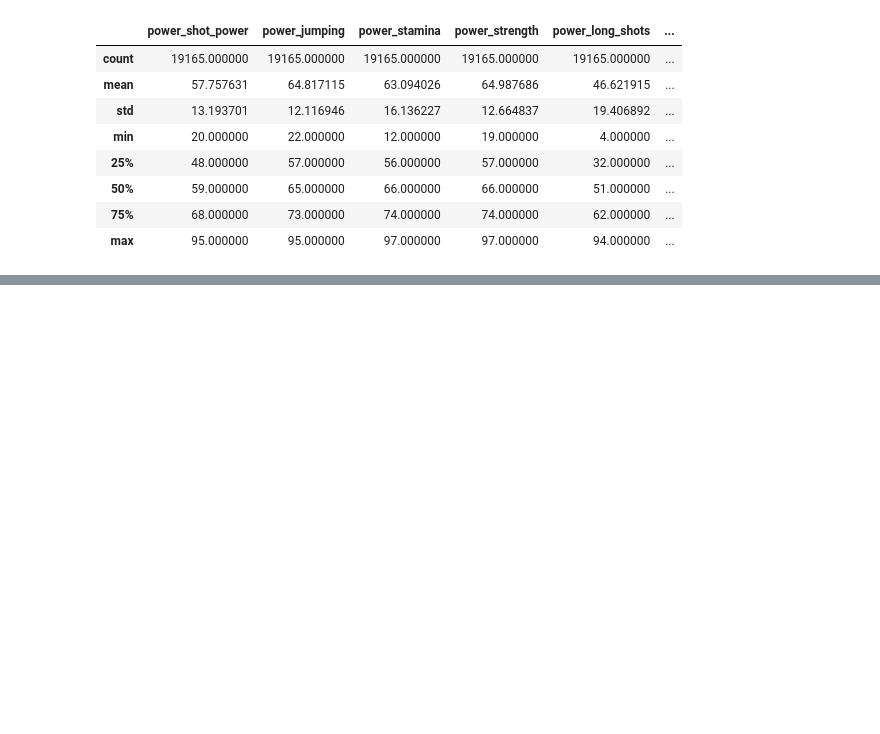
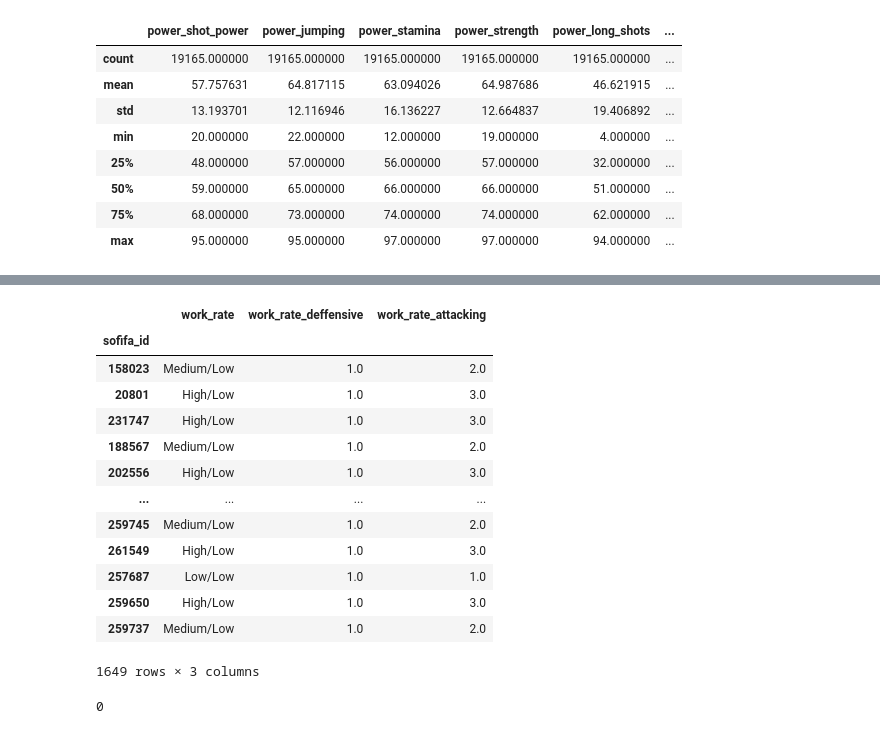
Before and after one commit to GerardDD/PR06-Machine-Learning-Group-Project, a Jupyter notebook: Project_06.ipynb, the cells around one changed output, grey strips where cells are left out. Cells and saved outputs as stored; diff of their text form; code cells hidden in the pictures; blank space fills up the shorter version.

```diff
--- a/Project_06.ipynb
+++ b/Project_06.ipynb
@@ -1267,8 +1264,6 @@ male_df.iloc[:,51:78].describe()
 | 50% | 59.000000 | 65.000000 | 66.000000 | 66.000000 | 51.000000 | ... |
 | 75% | 68.000000 | 73.000000 | 74.000000 | 74.000000 | 62.000000 | ... |
 | max | 95.000000 | 95.000000 | 97.000000 | 97.000000 | 94.000000 | ... |
-# %%
-male_df.goalkeeping_speed=male_df.goalkeeping_speed.apply(lambda x: int(x))
 # %%
 male_df.iloc[:,51:76].info()
 # %% [output]
@@ -1291,0 +1305,4 @@ memory usage: 3.8+ MB
+# %%
+for i,j in male_df.work_rate.iteritems():
+    if j=='High/High':
+        print(j)
@@ -1291,0 +1329,50 @@ memory usage: 3.8+ MB
+# %%
+for i,j in male_df.work_rate.iteritems():
+    if j=='High/High':
+        male_df.loc[i,'work_rate_attacking']=3
+        male_df.loc[i,'work_rate_deffensive']=3
+    elif j=='Medium/High':
+        male_df.loc[i,'work_rate_attacking']=2
+        male_df.loc[i,'work_rate_deffensive']=3
+    elif j=='Low/High':
+        male_df.loc[i,'work_rate_attacking']=1
+        male_df.loc[i,'work_rate_deffensive']=3
+    elif j=='High/Medium':
+        male_df.loc[i,'work_rate_attacking']=3
+        male_df.loc[i,'work_rate_deffensive']=2
+    elif j=='Medium/Medium':
+        male_df.loc[i,'work_rate_attacking']=2
+        male_df.loc[i,'work_rate_deffensive']=2
+    elif j=='Low/Medium':
+        male_df.loc[i,'work_rate_attacking']=1
+        male_df.loc[i,'work_rate_deffensive']=2
+    elif j=='High/Low':
+        male_df.loc[i,'work_rate_attacking']=3
+        male_df.loc[i,'work_rate_deffensive']=1
+    elif j=='Medium/Low':
+        male_df.loc[i,'work_rate_attacking']=2
+        male_df.loc[i,'work_rate_deffensive']=1
+    elif j=='Low/Low':
+        male_df.loc[i,'work_rate_attacking']=1
+        male_df.loc[i,'work_rate_deffensive']=1
+# %%
+male_df[male_df.work_rate_deffensive==1.0][['work_rate','work_rate_deffensive','work_rate_attacking']]
+# %% [output]
+|  | work_rate | work_rate_deffensive | work_rate_attacking |
+| sofifa_id |  |  |  |
+| 158023 | Medium/Low | 1.0 | 2.0 |
+| 20801 | High/Low | 1.0 | 3.0 |
+| 231747 | High/Low | 1.0 | 3.0 |
+| 188567 | Medium/Low | 1.0 | 2.0 |
+| 202556 | High/Low | 1.0 | 3.0 |
+| ... | ... | ... | ... |
+| 259745 | Medium/Low | 1.0 | 2.0 |
+| 261549 | High/Low | 1.0 | 3.0 |
+| 257687 | Low/Low | 1.0 | 1.0 |
+| 259650 | High/Low | 1.0 | 3.0 |
+| 259737 | Medium/Low | 1.0 | 2.0 |
+1649 rows × 3 columns
+# %%
+male_df.work_rate_attacking.isnull().sum()
+# %% [output]
+0
```
Also changed, not shown: parts of 12 cells of this notebook.
